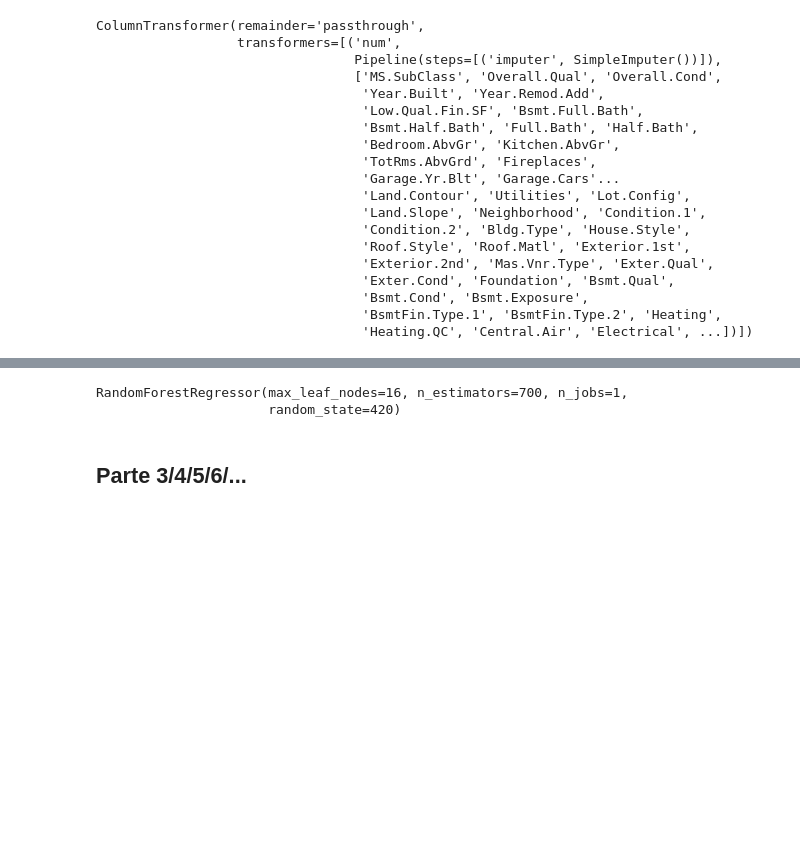
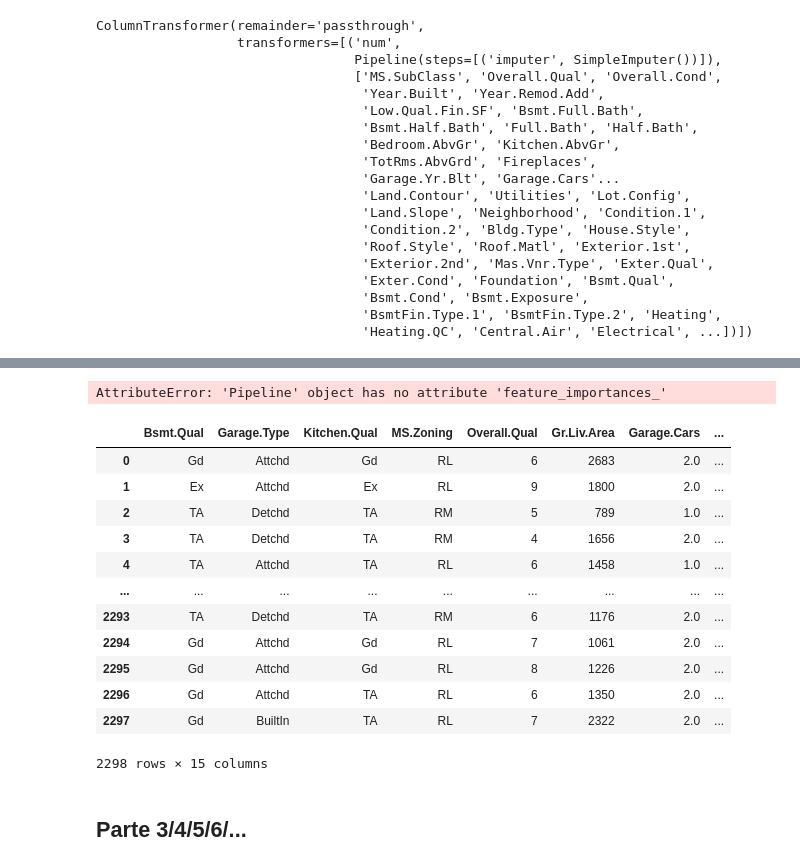
Before and after one commit to henriquebrnetto/projeto_ml_4sem, a Jupyter notebook: model.ipynb, the cells around one changed output, grey strips where cells are left out. Saved outputs shown, nothing was run; the diff lists cells and outputs as text; code cells hidden in the pictures; blank space fills up the shorter version.

```diff
--- a/model.ipynb
+++ b/model.ipynb
@@ -269,5 +351,3 @@ ColumnTransformer(remainder='passthrough',
                                   'Bsmt.Cond', 'Bsmt.Exposure',
                                   'BsmtFin.Type.1', 'BsmtFin.Type.2', 'Heating',
                                   'Heating.QC', 'Central.Air', 'Electrical', ...])])
-# %%
-X_train_transformed = preprocessing_pipeline.fit_transform(X_train)
@@ -278,3 +366,10 @@ rnd_clf = RandomForestRegressor(
     random_state=SEED,
     n_jobs=1
 )
+
+feature_selector = Pipeline(steps=[
+    ('preprocessing', preprocessing_pipeline),
+    ('regressor', rnd_clf),
+])
+
+feature_selector.fit(X_train, np.log1p(y_train))
@@ -281,10 +394,5 @@ rnd_clf = RandomForestRegressor(
-# %%
-rnd_clf.fit(X_train_transformed, y_train)
-# %% [output]
-RandomForestRegressor(max_leaf_nodes=16, n_estimators=700, n_jobs=1,
-                      random_state=420)
 # %%
-importances = rnd_clf.feature_importances_
+importances = feature_selector.named_steps['regressor'].feature_importances_
 
 feature_names = preprocessing_pipeline.get_feature_names_out()
 feature_importances_df = pd.DataFrame(zip(feature_names, importances), columns=['Feature', 'Importance']) \
@@ -292,10 +400,34 @@ feature_importances_df = pd.DataFrame(zip(feature_names, importances), columns=[
 
 feature_importances_df = aggregate_categorical_importances(feature_importances_df.set_index('Feature'))
 
-top15_features = list(feature_importances_df[:14].index)+['cat__MS.Zoning']
+top4_cat_features = [x for x in feature_importances_df.index if 'cat__' in x][:4]
+top11_num_features = [x for x in feature_importances_df.index if 'clog__' in x or 'num__' in x][:11]
+
+top15_features = top4_cat_features + top11_num_features
+
 X_feats = [feat.split('__')[1] for feat in top15_features]
+
+feature_importances_df
+# %% [output]
+AttributeError: 'Pipeline' object has no attribute 'feature_importances_'
 # %%
 X_train = X_train.loc[:, X_feats]
+
+X_train
+# %% [output]
+|  | Bsmt.Qual | Garage.Type | Kitchen.Qual | MS.Zoning | Overall.Qual | Gr.Liv.Area | Garage.Cars | ... |
+| 0 | Gd | Attchd | Gd | RL | 6 | 2683 | 2.0 | ... |
+| 1 | Ex | Attchd | Ex | RL | 9 | 1800 | 2.0 | ... |
+| 2 | TA | Detchd | TA | RM | 5 | 789 | 1.0 | ... |
+| 3 | TA | Detchd | TA | RM | 4 | 1656 | 2.0 | ... |
+| 4 | TA | Attchd | TA | RL | 6 | 1458 | 1.0 | ... |
+| ... | ... | ... | ... | ... | ... | ... | ... | ... |
+| 2293 | TA | Detchd | TA | RM | 6 | 1176 | 2.0 | ... |
+| 2294 | Gd | Attchd | Gd | RL | 7 | 1061 | 2.0 | ... |
+| 2295 | Gd | Attchd | Gd | RL | 8 | 1226 | 2.0 | ... |
+| 2296 | Gd | Attchd | TA | RL | 6 | 1350 | 2.0 | ... |
+| 2297 | Gd | BuiltIn | TA | RL | 7 | 2322 | 2.0 | ... |
+2298 rows × 15 columns
 # %% [markdown]
 ## Parte 3/4/5/6/...
 # %% [markdown]
```
Also changed, not shown: parts of 21 cells of this notebook, 4 other files.
